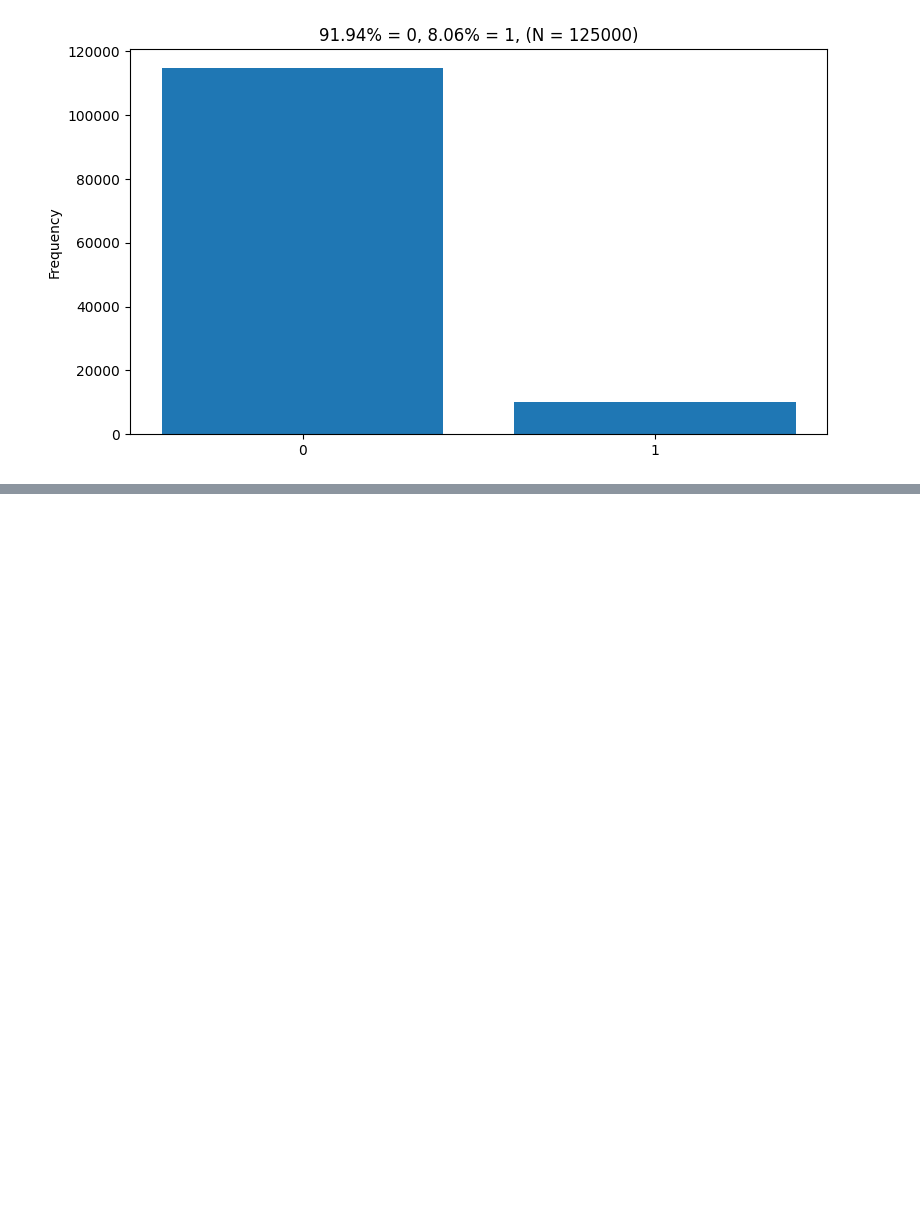
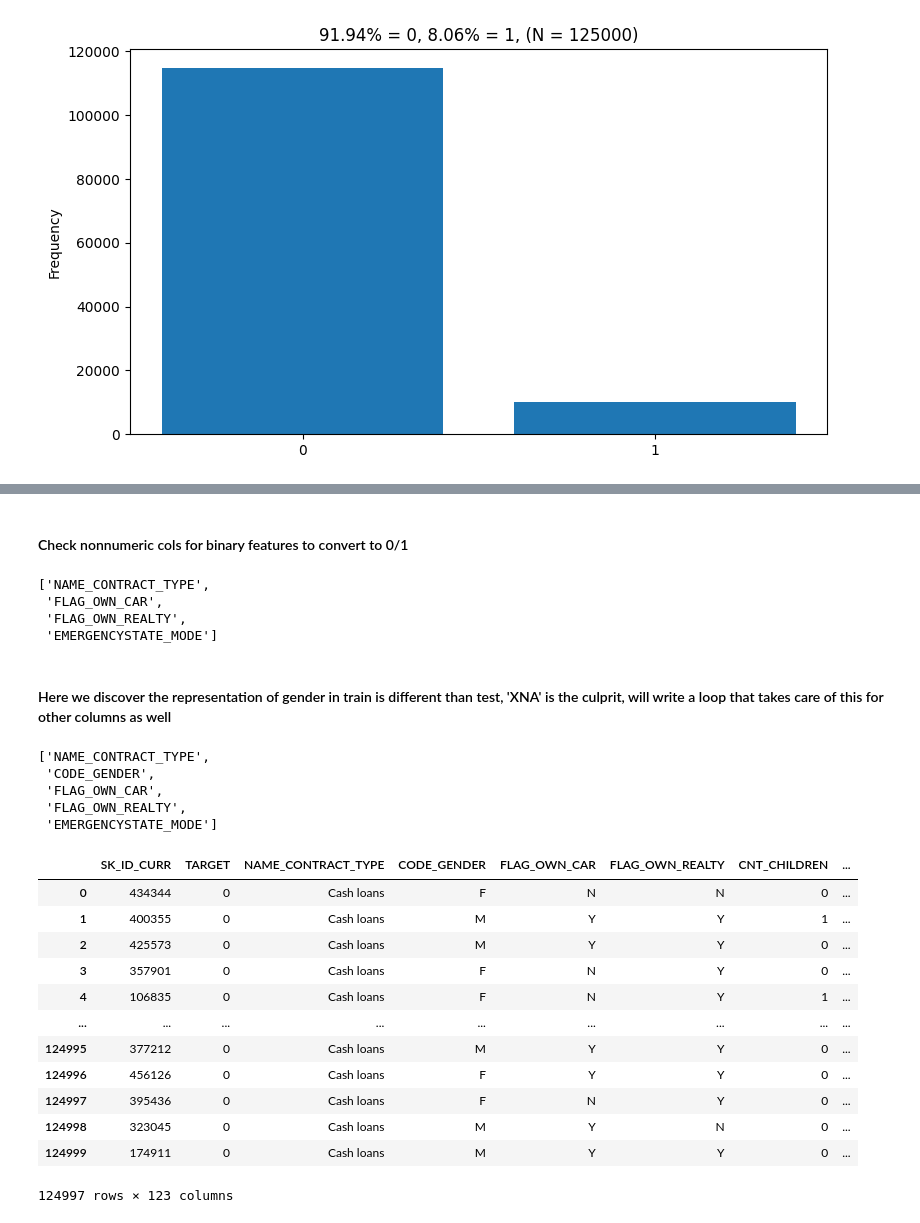
Before and after one commit to jqiu7610/20240504_home_credit_default_risk, a Jupyter notebook: notebook.ipynb, the cells around one changed output, grey strips where cells are left out. Saved outputs shown, nothing was run; the diff lists cells and outputs as text; code cells hidden in the pictures; blank space fills up the shorter version.

```diff
--- a/notebook.ipynb
+++ b/notebook.ipynb
@@ -48,4 +65,4 @@ list_cols
 # %%
 # get cols numeric and cols non-numeric
-list_cols_numeric = df_train.select_dtypes(include=['number']).columns.tolist()
-list_cols_nonnumeric = df_train.select_dtypes(exclude=['number']).columns.tolist()
+list_cols_numeric = df_train[list_cols_use].select_dtypes(include=['number']).columns.tolist()
+list_cols_nonnumeric = df_train[list_cols_use].select_dtypes(exclude=['number']).columns.tolist()
@@ -409,0 +430,47 @@ list_no_var
+# %% [markdown]
+#### Check nonnumeric cols for binary features to convert to 0/1
+# %%
+list_cols_binary = [col for col in list_cols_nonnumeric if (len(df_train[col].value_counts()) == 2)]
+# list_cols_binary.remove('EMERGENCYSTATE_MODE')
+list_cols_binary # we will use this to encode binary
+# %% [output]
+['NAME_CONTRACT_TYPE',
+ 'FLAG_OWN_CAR',
+ 'FLAG_OWN_REALTY',
+ 'EMERGENCYSTATE_MODE']
+# %% [markdown]
+#### Here we discover the representation of gender in train is different than test, 'XNA' is the culprit, will write a loop that takes care of this for other columns as well
+# %%
+list_cols_binary_valid = [col for col in list_cols_nonnumeric if (len(df_valid[col].value_counts()) == 2)]
+# list_cols_binary_valid.remove('EMERGENCYSTATE_MODE')
+list_cols_binary_valid # WE WILL USE THIS INSTEAD
+# %% [output]
+['NAME_CONTRACT_TYPE',
+ 'CODE_GENDER',
+ 'FLAG_OWN_CAR',
+ 'FLAG_OWN_REALTY',
+ 'EMERGENCYSTATE_MODE']
+# %%
+# iterate col in list_cols_nonnumeric
+for col in list_cols_nonnumeric:
+    # find unique values in the training set but not in the test set
+    values_to_remove = set(df_train[col].unique()) - set(df_valid[col].unique())
+
+    # remove rows with these values from the training set
+    df_train = df_train[~df_train[col].isin(values_to_remove)]
+
+df_train
+# %% [output]
+|  | SK_ID_CURR | TARGET | NAME_CONTRACT_TYPE | CODE_GENDER | FLAG_OWN_CAR | FLAG_OWN_REALTY | CNT_CHILDREN | ... |
+| 0 | 434344 | 0 | Cash loans | F | N | N | 0 | ... |
+| 1 | 400355 | 0 | Cash loans | M | Y | Y | 1 | ... |
+| 2 | 425573 | 0 | Cash loans | M | Y | Y | 0 | ... |
+| 3 | 357901 | 0 | Cash loans | F | N | Y | 0 | ... |
+| 4 | 106835 | 0 | Cash loans | F | N | Y | 1 | ... |
+| ... | ... | ... | ... | ... | ... | ... | ... | ... |
+| 124995 | 377212 | 0 | Cash loans | M | Y | Y | 0 | ... |
+| 124996 | 456126 | 0 | Cash loans | F | Y | Y | 0 | ... |
+| 124997 | 395436 | 0 | Cash loans | F | N | Y | 0 | ... |
+| 124998 | 323045 | 0 | Cash loans | M | Y | N | 0 | ... |
+| 124999 | 174911 | 0 | Cash loans | M | Y | Y | 0 | ... |
+124997 rows × 123 columns
```
Also changed, not shown: parts of 43 cells of this notebook, 39 other files.
